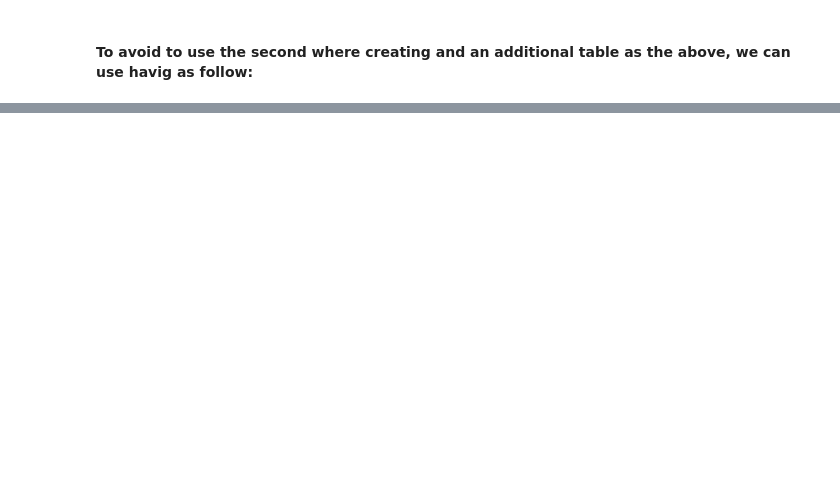
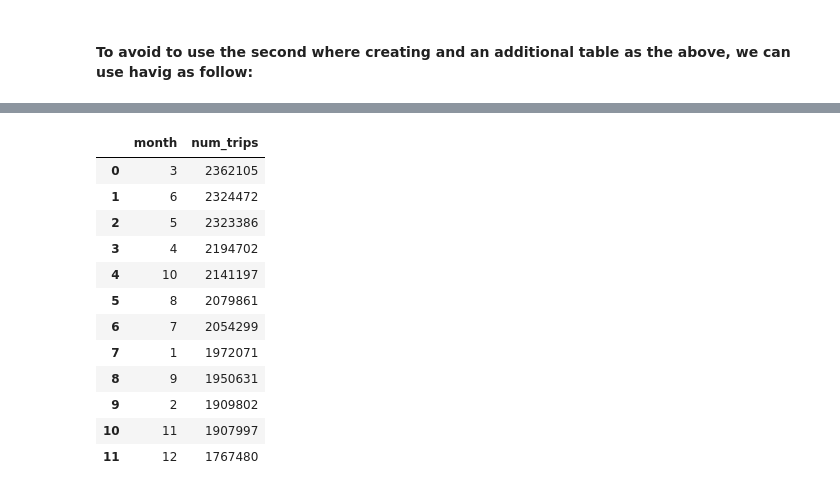
Before and after one commit to jroccal/databases, a Jupyter notebook: bigquery-sql-queries-i.ipynb, the cells around one changed output, grey strips where cells are left out. Cells and saved outputs as stored; diff of their text form; code cells hidden in the pictures; blank space fills up the shorter version.

```diff
--- a/bigquery-sql-queries-i.ipynb
+++ b/bigquery-sql-queries-i.ipynb
@@ -403,0 +583,29 @@ df_result_7
+# %%
+query = """
+        with year_month_table as (
+            SELECT EXTRACT(YEAR FROM trip_start_timestamp) as year, EXTRACT(MONTH FROM trip_start_timestamp) as month
+            FROM `bigquery-public-data.chicago_taxi_trips.taxi_trips`
+        )
+
+        select month, count(1) as num_trips
+        from year_month_table
+        where year = 2017
+        group by month
+        order by num_trips desc
+        """
+df_result = execute_query(client, query)
+df_result
+# %% [output]
+|  | month | num_trips |
+| 0 | 3 | 2362105 |
+| 1 | 6 | 2324472 |
+| 2 | 5 | 2323386 |
+| 3 | 4 | 2194702 |
+| 4 | 10 | 2141197 |
+| 5 | 8 | 2079861 |
+| 6 | 7 | 2054299 |
+| 7 | 1 | 1972071 |
+| 8 | 9 | 1950631 |
+| 9 | 2 | 1909802 |
+| 10 | 11 | 1907997 |
+| 11 | 12 | 1767480 |
```
Also changed, not shown: parts of 30 cells of this notebook.
